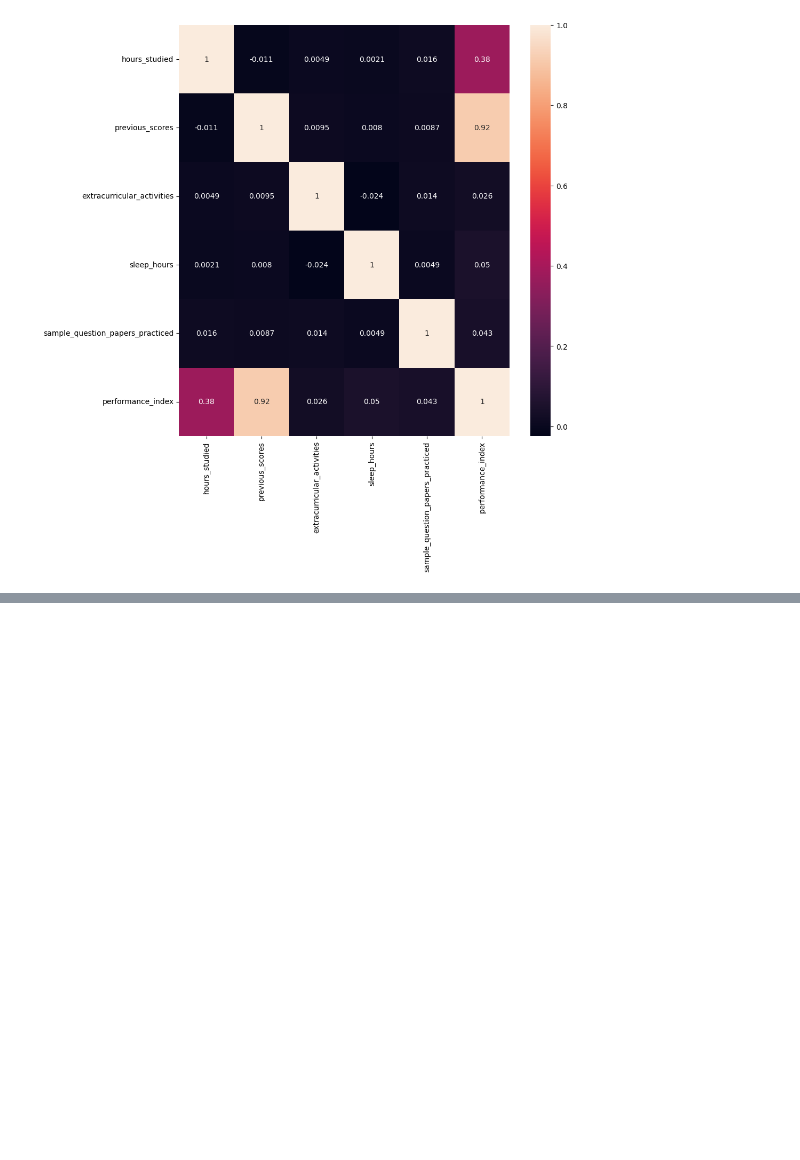
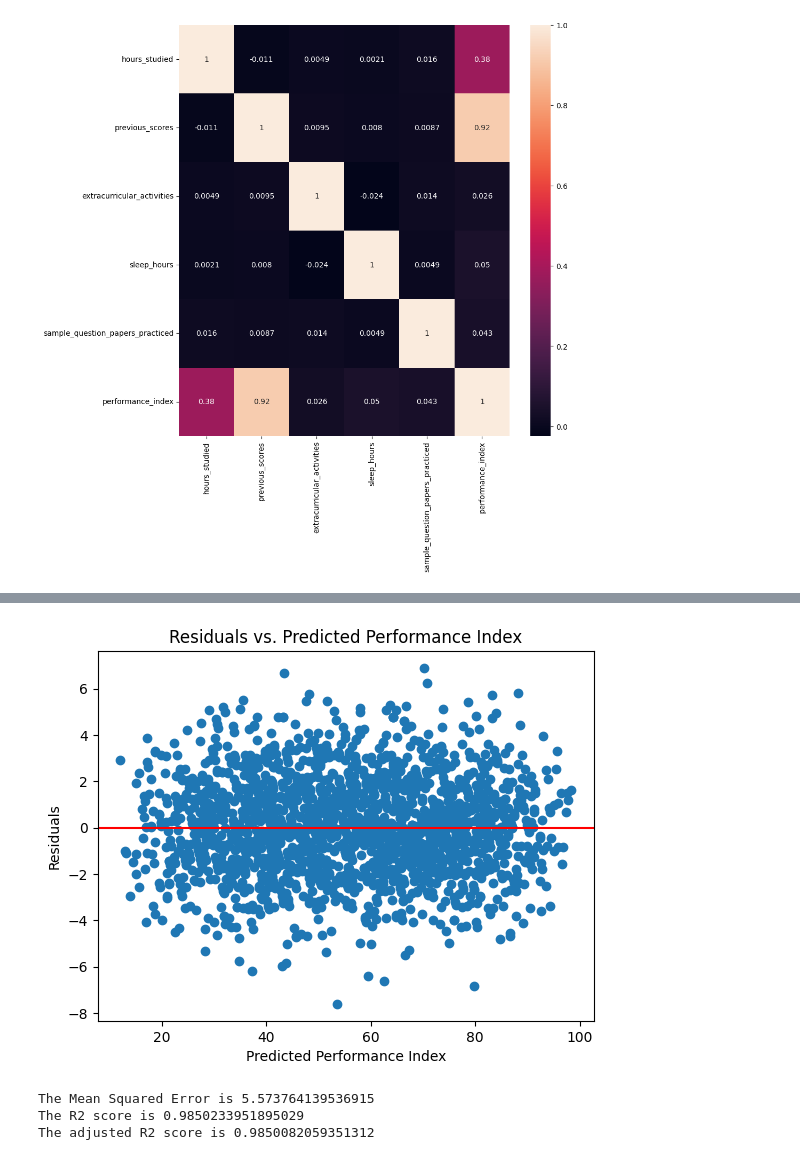
Before and after one commit to Marwan051/final_regression_project, a Jupyter notebook: final.ipynb, the cells around one changed output, grey strips where cells are left out. Cells and saved outputs as stored; diff of their text form; code cells hidden in the pictures; blank space fills up the shorter version.

```diff
--- a/final.ipynb
+++ b/final.ipynb
@@ -201,0 +245,13 @@ anova_table
+# %%
+# Calculate residuals
+residuals = y_test - y_pred
+
+# Plot residuals
+plt.scatter(y_pred, residuals)
+plt.xlabel('Predicted Performance Index')
+plt.ylabel('Residuals')
+plt.title('Residuals vs. Predicted Performance Index')
+plt.axhline(y=0, color='r', linestyle='-')
+plt.show()
+# %% [output]
+[figure, added]
@@ -201,0 +268,10 @@ anova_table
+# %%
+mse = mean_squared_error(y_test, y_pred)
+r2 = r2_score(y_test, y_pred)
+r2adjusted = 1 - (1 - r2) * (len(y_test) - 1) / (len(y_test) - x_test.shape[1] - 1)
+
+print(f"The Mean Squared Error is {mse}\nThe R2 score is {r2}\nThe adjusted R2 score is {r2adjusted}")
+# %% [output]
+The Mean Squared Error is 5.573764139536915
+The R2 score is 0.9850233951895029
+The adjusted R2 score is 0.9850082059351312
```
Also changed, not shown: parts of 25 cells of this notebook, 2 other files.
